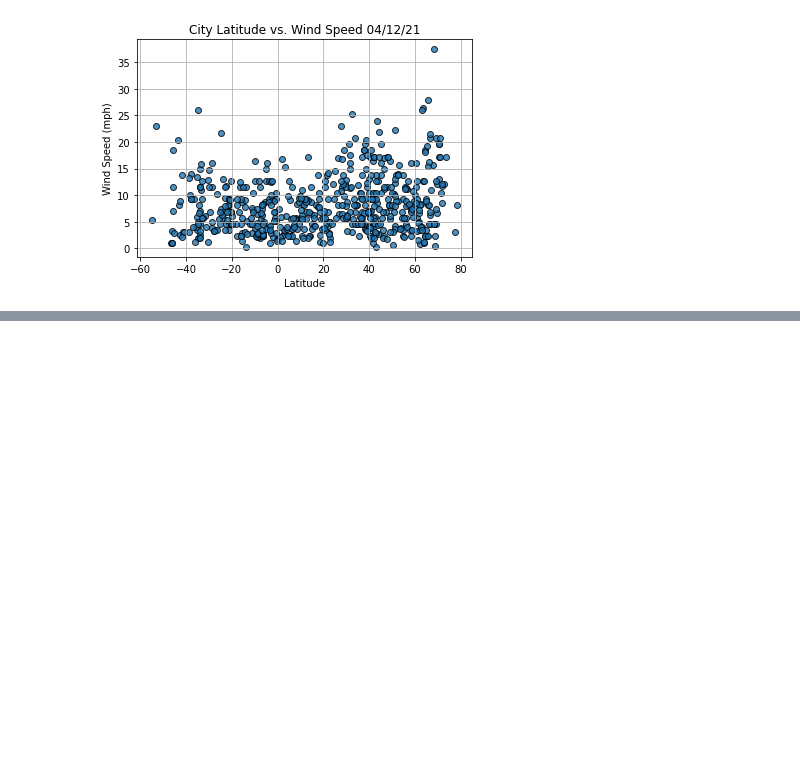
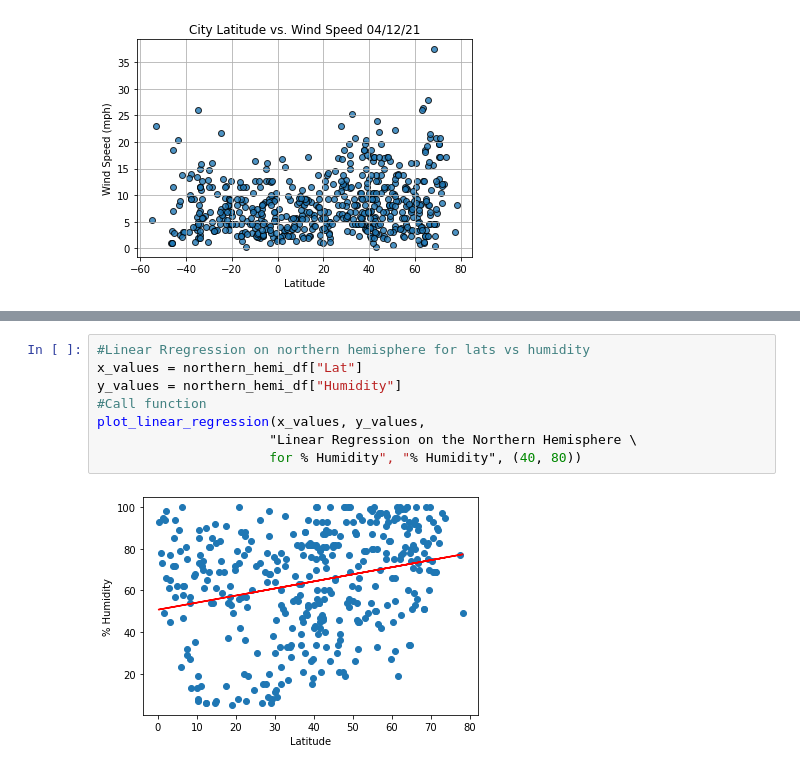
Before and after one commit to neccher/World_Weather_Analysis, a Jupyter notebook: WeatherPy.ipynb, the cells around one changed output, grey strips where cells are left out. Saved outputs shown, nothing was run; the diff lists cells and outputs as text; blank space fills up the shorter version.

```diff
--- a/WeatherPy.ipynb
+++ b/WeatherPy.ipynb
@@ -256,0 +317,10 @@ plt.show()
+# %%
+#Linear Rregression on northern hemisphere for lats vs humidity
+x_values = northern_hemi_df["Lat"]
+y_values = northern_hemi_df["Humidity"]
+#Call function
+plot_linear_regression(x_values, y_values,
+                      "Linear Regression on the Northern Hemisphere \
+                      for % Humidity", "% Humidity", (40, 80))
+# %% [output]
+[figure, added]
```
Also changed, not shown: parts of 10 cells of this notebook, 1 other file.
